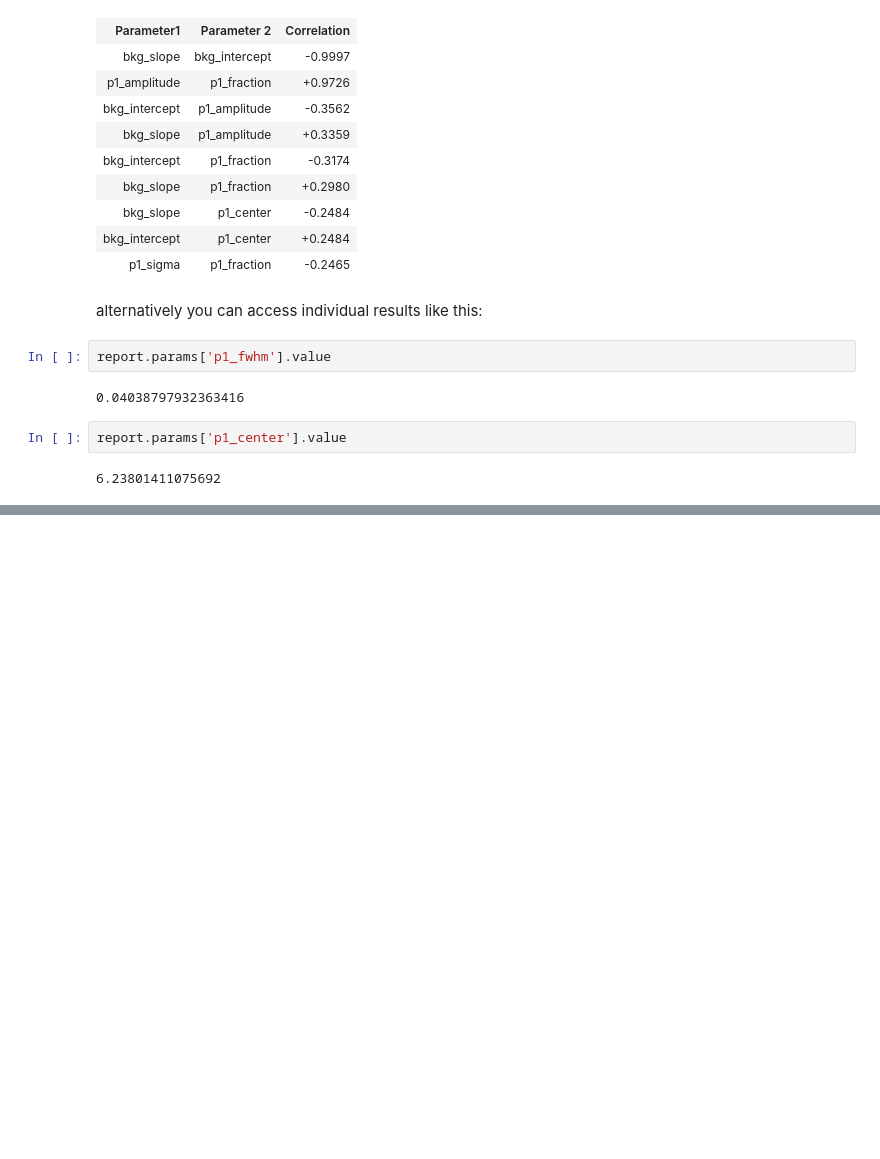
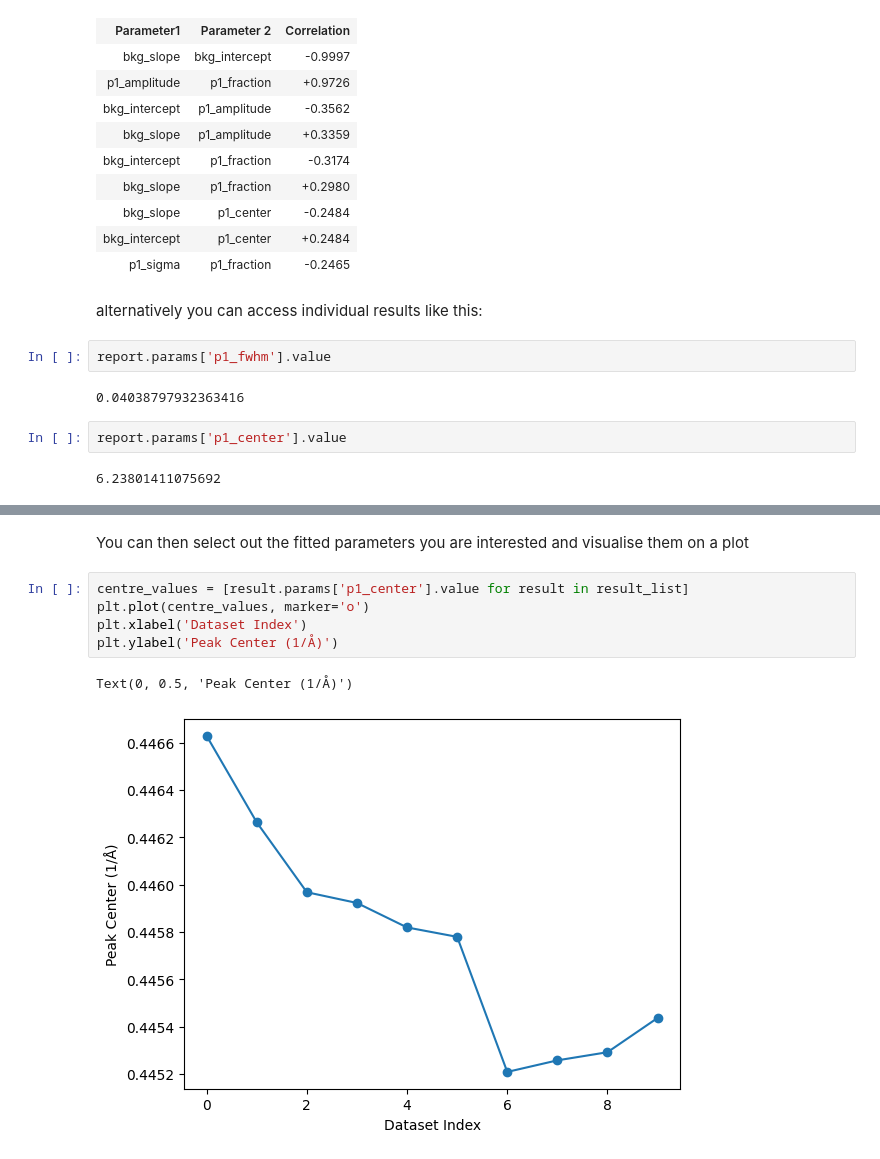
Before and after one commit to DiamondLightSource/giwaxs_toolbox, a Jupyter notebook: docs/source/notebooks/quick_peakfitting.ipynb, the cells around one changed output, grey strips where cells are left out. Cells and saved outputs as stored; diff of their text form; blank space fills up the shorter version.

```diff
--- a/docs/source/notebooks/quick_peakfitting.ipynb
+++ b/docs/source/notebooks/quick_peakfitting.ipynb
@@ -143,0 +179,10 @@ for i in np.arange(5):
+# %% [markdown]
+You can then select out the fitted parameters you are interested and visualise them on a plot
+# %%
+centre_values = [result.params['p1_center'].value for result in result_list]
+plt.plot(centre_values, marker='o')
+plt.xlabel('Dataset Index')
+plt.ylabel('Peak Center (1/Å)')
+# %% [output]
+Text(0, 0.5, 'Peak Center (1/Å)')
+[figure, added]
```
Also changed, not shown: parts of 4 cells of this notebook.
